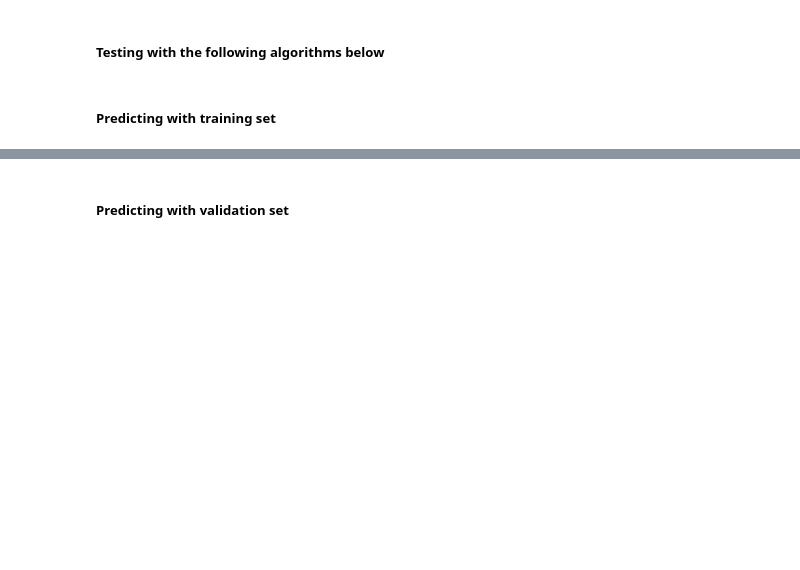
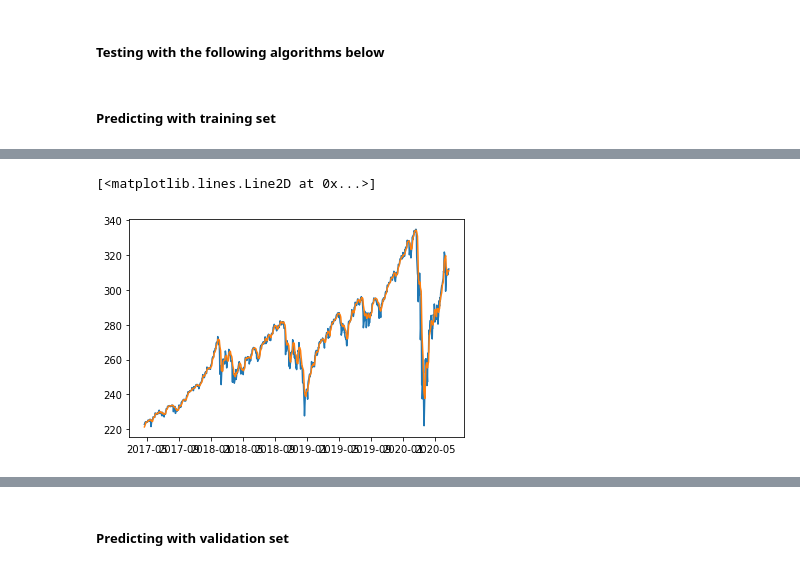
Before and after one commit to terrill11/spy_trend, a Jupyter notebook: models/multi_step_forecasting/spy_trend_recursive.ipynb, the cells around one changed output, grey strips where cells are left out. Saved outputs shown, nothing was run; the diff lists cells and outputs as text; code cells hidden in the pictures; blank space fills up the shorter version.

```diff
--- a/models/multi_step_forecasting/spy_trend_recursive.ipynb
+++ b/models/multi_step_forecasting/spy_trend_recursive.ipynb
@@ -298,0 +373,8 @@ train_scaled.shape
+# %%
+scaler_targets_train = StandardScaler()
+scaler_targets_train.fit(y_train)
+
+y_train_scaled = scaler_targets_train.transform(y_train)
+y_train_scaled = pd.DataFrame(y_train_scaled, columns=y_train.columns, index=y_train.index)
+
+print(f'y_train_scaled shape: {y_train_scaled.shape}')
@@ -418,12 +490,3 @@ model = XGBRegressor(n_estimators=30, max_depth=10, learning_rate=0.1, gamma=1.0
 # model_testing = list(models.keys())[0]
 # %% [markdown]
 <h5>Predicting with training set</h5>
-# %%
-train_results = []
-y_train_scaled_day = y_train_scaled['SPY_target_1d']
-
-for day in range(1, days_to_predict+1):
-    model.fit(X_train_scaled, y_train_scaled_day)
-    predictions = model.predict(X_train_scaled)
-    y_train_scaled_day = predictions
-    train_results.append(list(predictions * train[f'SPY_std_{day}d'] + train[f'SPY_mean_{day}d']))
@@ -429,0 +496,22 @@ for day in range(1, days_to_predict+1):
+# %%
+train_results = pd.DataFrame()
+y_train_scaled_day = y_train_scaled['SPY_target_1d']
+
+for day in range(1, days_to_predict+1):
+    model.fit(X_train_scaled, y_train_scaled_day)
+    predictions = model.predict(X_valid_scaled)
+    predictions = predictions * valid[f'SPY_std_{day}d'] + valid[f'SPY_mean_{day}d']
+    train_results[f'SPY_target_{day}d'] = predictions
+#     train_results.append(predictions)
+    y_train_scaled_day = y_train_scaled[f'SPY_target_{day}d']
+
+    # need to do predictions.shift(-1)
+    # then last NaN value will be replaced by last data of y_train_scaled['SPY_target_2d']
+
+#     next_day_target = list(predictions[1:])
+#     next_day_target.append(y_train_scaled[f'SPY_target_{day+1}d'].iloc[-1])
+#     y_train_scaled_day = next_day_target
+
+# train_results
+# y_train_scaled
+# math.sqrt(mean_squared_error(y_valid[f'SPY_target_1d'], predictions))
@@ -435,0 +550,8 @@ for day in range(1, days_to_predict+1):
+# %%
+# train_rmse_results
+
+plt.plot(y_valid['SPY_target_1d'])
+plt.plot(train_results['SPY_target_1d'])
+# %% [output]
+[<matplotlib.lines.Line2D at 0x...>]
+[figure, added]
```
Also changed, not shown: parts of 28 cells of this notebook.
